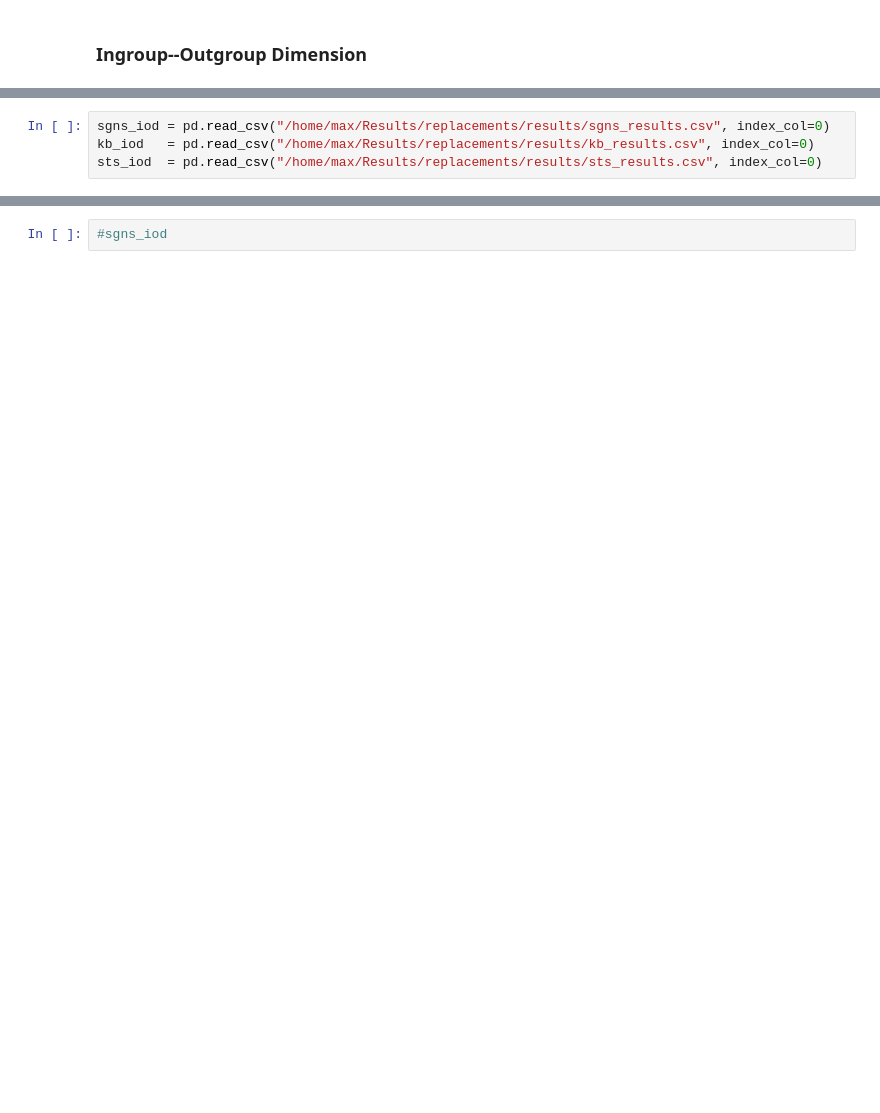
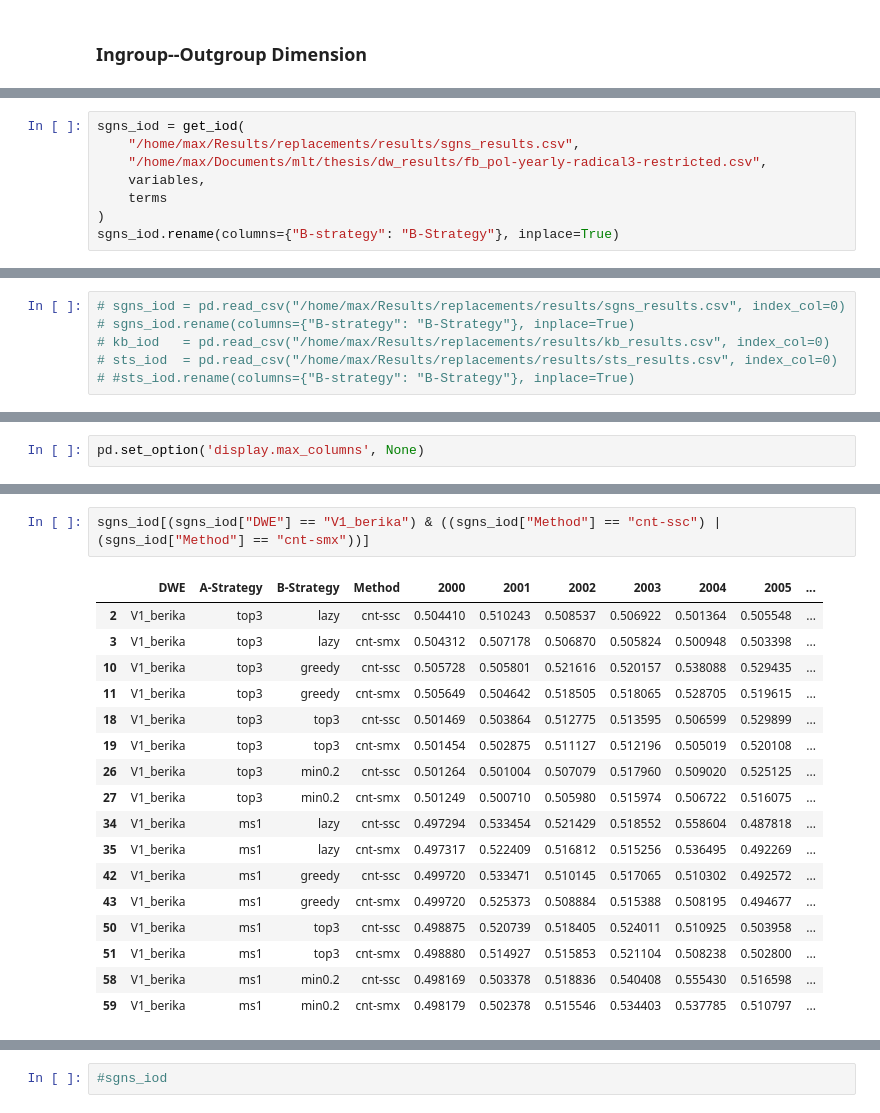
Before and after one commit to mboholm/dw_change, a Jupyter notebook: analysis/replacements/analysis.ipynb, the cells around one changed output, grey strips where cells are left out. Cells and saved outputs as stored; diff of their text form; blank space fills up the shorter version.

```diff
--- a/analysis/replacements/analysis.ipynb
+++ b/analysis/replacements/analysis.ipynb
@@ -43,0 +181,8 @@ sts_lsc  = get_df("/home/max/Documents/mlt/thesis/dw_results/fb_pol-yearly-bert-
+# %%
+sgns_iod = get_iod(
+    "/home/max/Results/replacements/results/sgns_results.csv",
+    "/home/max/Documents/mlt/thesis/dw_results/fb_pol-yearly-radical3-restricted.csv",
+    variables,
+    terms
+)
+sgns_iod.rename(columns={"B-strategy": "B-Strategy"}, inplace=True)
@@ -44,4 +203,6 @@ sts_lsc  = get_df("/home/max/Documents/mlt/thesis/dw_results/fb_pol-yearly-bert-
 # %%
-sgns_iod = pd.read_csv("/home/max/Results/replacements/results/sgns_results.csv", index_col=0)
-kb_iod   = pd.read_csv("/home/max/Results/replacements/results/kb_results.csv", index_col=0)
-sts_iod  = pd.read_csv("/home/max/Results/replacements/results/sts_results.csv", index_col=0)
+# sgns_iod = pd.read_csv("/home/max/Results/replacements/results/sgns_results.csv", index_col=0)
+# sgns_iod.rename(columns={"B-strategy": "B-Strategy"}, inplace=True)
+# kb_iod   = pd.read_csv("/home/max/Results/replacements/results/kb_results.csv", index_col=0)
+# sts_iod  = pd.read_csv("/home/max/Results/replacements/results/sts_results.csv", index_col=0)
+# #sts_iod.rename(columns={"B-strategy": "B-Strategy"}, inplace=True)
@@ -47,0 +229,2 @@ sts_iod  = pd.read_csv("/home/max/Results/replacements/results/sts_results.csv",
+# %%
+pd.set_option('display.max_columns', None)
@@ -47,0 +366,20 @@ sts_iod  = pd.read_csv("/home/max/Results/replacements/results/sts_results.csv",
+# %%
+sgns_iod[(sgns_iod["DWE"] == "V1_berika") & ((sgns_iod["Method"] == "cnt-ssc") | (sgns_iod["Method"] == "cnt-smx"))]
+# %% [output]
+|  | DWE | A-Strategy | B-Strategy | Method | 2000 | 2001 | 2002 | 2003 | 2004 | 2005 | ... |
+| 2 | V1_berika | top3 | lazy | cnt-ssc | 0.504410 | 0.510243 | 0.508537 | 0.506922 | 0.501364 | 0.505548 | ... |
+| 3 | V1_berika | top3 | lazy | cnt-smx | 0.504312 | 0.507178 | 0.506870 | 0.505824 | 0.500948 | 0.503398 | ... |
+| 10 | V1_berika | top3 | greedy | cnt-ssc | 0.505728 | 0.505801 | 0.521616 | 0.520157 | 0.538088 | 0.529435 | ... |
+| 11 | V1_berika | top3 | greedy | cnt-smx | 0.505649 | 0.504642 | 0.518505 | 0.518065 | 0.528705 | 0.519615 | ... |
+| 18 | V1_berika | top3 | top3 | cnt-ssc | 0.501469 | 0.503864 | 0.512775 | 0.513595 | 0.506599 | 0.529899 | ... |
+| 19 | V1_berika | top3 | top3 | cnt-smx | 0.501454 | 0.502875 | 0.511127 | 0.512196 | 0.505019 | 0.520108 | ... |
+| 26 | V1_berika | top3 | min0.2 | cnt-ssc | 0.501264 | 0.501004 | 0.507079 | 0.517960 | 0.509020 | 0.525125 | ... |
+| 27 | V1_berika | top3 | min0.2 | cnt-smx | 0.501249 | 0.500710 | 0.505980 | 0.515974 | 0.506722 | 0.516075 | ... |
+| 34 | V1_berika | ms1 | lazy | cnt-ssc | 0.497294 | 0.533454 | 0.521429 | 0.518552 | 0.558604 | 0.487818 | ... |
+| 35 | V1_berika | ms1 | lazy | cnt-smx | 0.497317 | 0.522409 | 0.516812 | 0.515256 | 0.536495 | 0.492269 | ... |
+| 42 | V1_berika | ms1 | greedy | cnt-ssc | 0.499720 | 0.533471 | 0.510145 | 0.517065 | 0.510302 | 0.492572 | ... |
+| 43 | V1_berika | ms1 | greedy | cnt-smx | 0.499720 | 0.525373 | 0.508884 | 0.515388 | 0.508195 | 0.494677 | ... |
+| 50 | V1_berika | ms1 | top3 | cnt-ssc | 0.498875 | 0.520739 | 0.518405 | 0.524011 | 0.510925 | 0.503958 | ... |
+| 51 | V1_berika | ms1 | top3 | cnt-smx | 0.498880 | 0.514927 | 0.515853 | 0.521104 | 0.508238 | 0.502800 | ... |
+| 58 | V1_berika | ms1 | min0.2 | cnt-ssc | 0.498169 | 0.503378 | 0.518836 | 0.540408 | 0.555430 | 0.516598 | ... |
+| 59 | V1_berika | ms1 | min0.2 | cnt-smx | 0.498179 | 0.502378 | 0.515546 | 0.534403 | 0.537785 | 0.510797 | ... |
```
Also changed, not shown: parts of 370 cells of this notebook, 4 other files.
